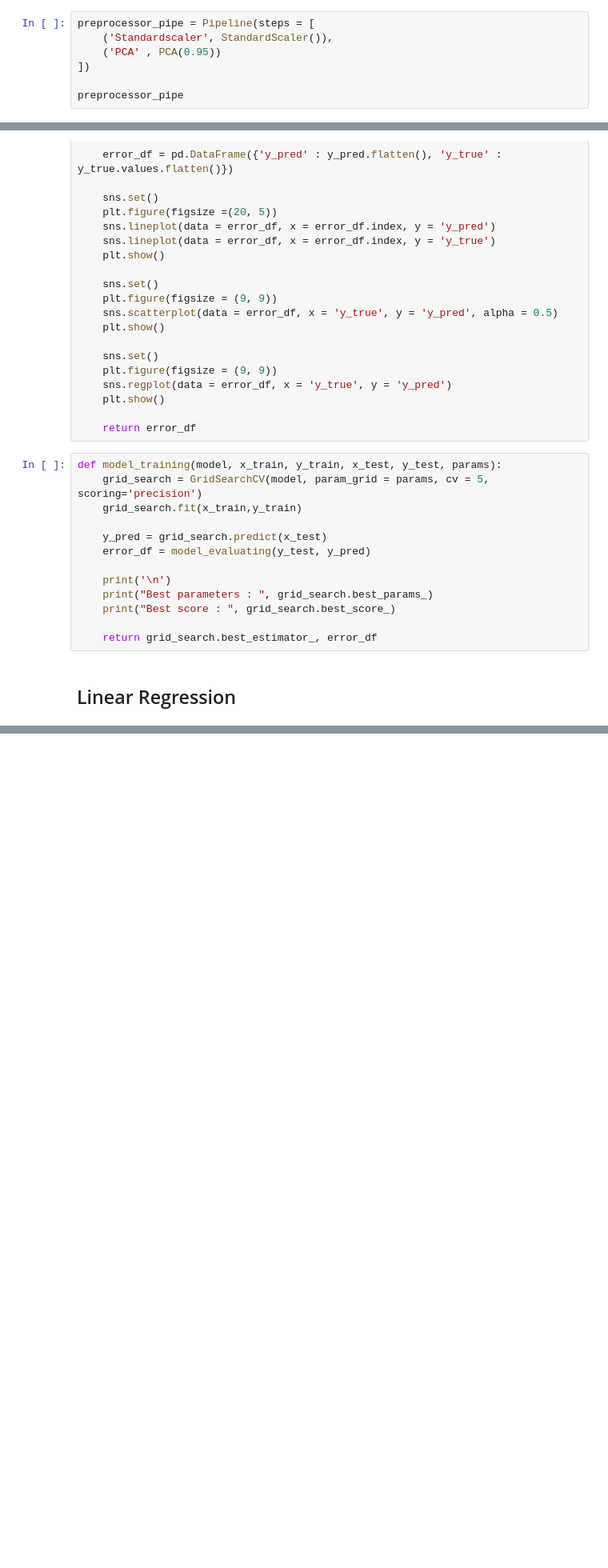
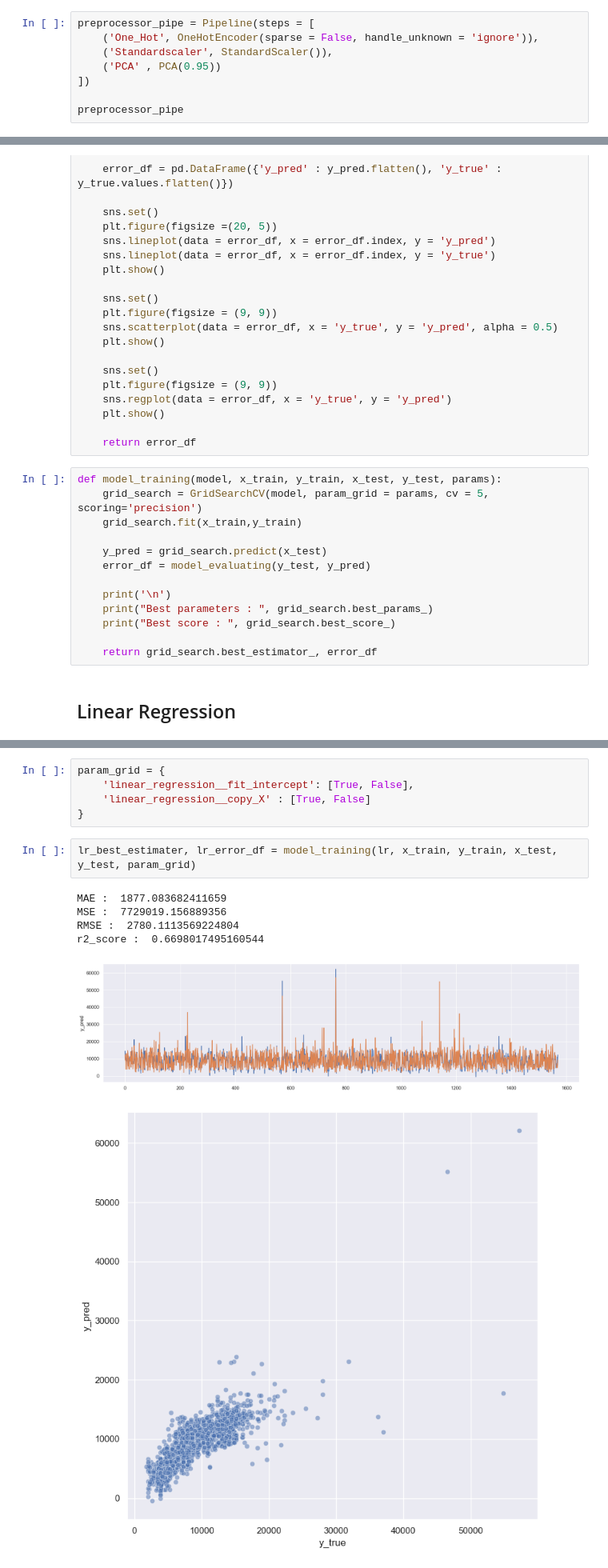
Before and after one commit to pinilDissanayaka/Flight-fare-Prediction, a Jupyter notebook: Notebook/Flight fare Prediction.ipynb, the cells around one changed output, grey strips where cells are left out. Shown: that part at 80% size. Drawn from its saved outputs; the diff is of its cells as text; blank space fills up the shorter version.

Commit message:
Hyper parameter for Linera regression

```diff
--- a/Notebook/Flight fare Prediction.ipynb
+++ b/Notebook/Flight fare Prediction.ipynb
@@ -539,6 +538,7 @@ y.head()
 x_train, x_test, y_train, y_test = train_test_split(x, y, random_state = 56, train_size = 0.85)
 # %%
 preprocessor_pipe = Pipeline(steps = [
+    ('One_Hot', OneHotEncoder(sparse = False, handle_unknown = 'ignore')),
     ('Standardscaler', StandardScaler()),
     ('PCA' , PCA(0.95))
 ])
@@ -610,2 +615,16 @@ Pipeline(steps=[('preprocessor_pipe',
                                  ('PCA', PCA(n_components=0.95))])),
                 ('linear_regression', LinearRegression())])
+# %%
+param_grid = {
+    'linear_regression__fit_intercept': [True, False],
+    'linear_regression__copy_X' : [True, False]
+}
+# %%
+lr_best_estimater, lr_error_df = model_training(lr, x_train, y_train, x_test, y_test, param_grid)
+# %% [output]
+MAE :  1877.083682411659
+MSE :  7729019.156889356
+RMSE :  2780.1113569224804
+r2_score :  0.6698017495160544
+[figure, added]
+[figure, added]
```
Also changed, not shown: parts of 14 cells of this notebook.
